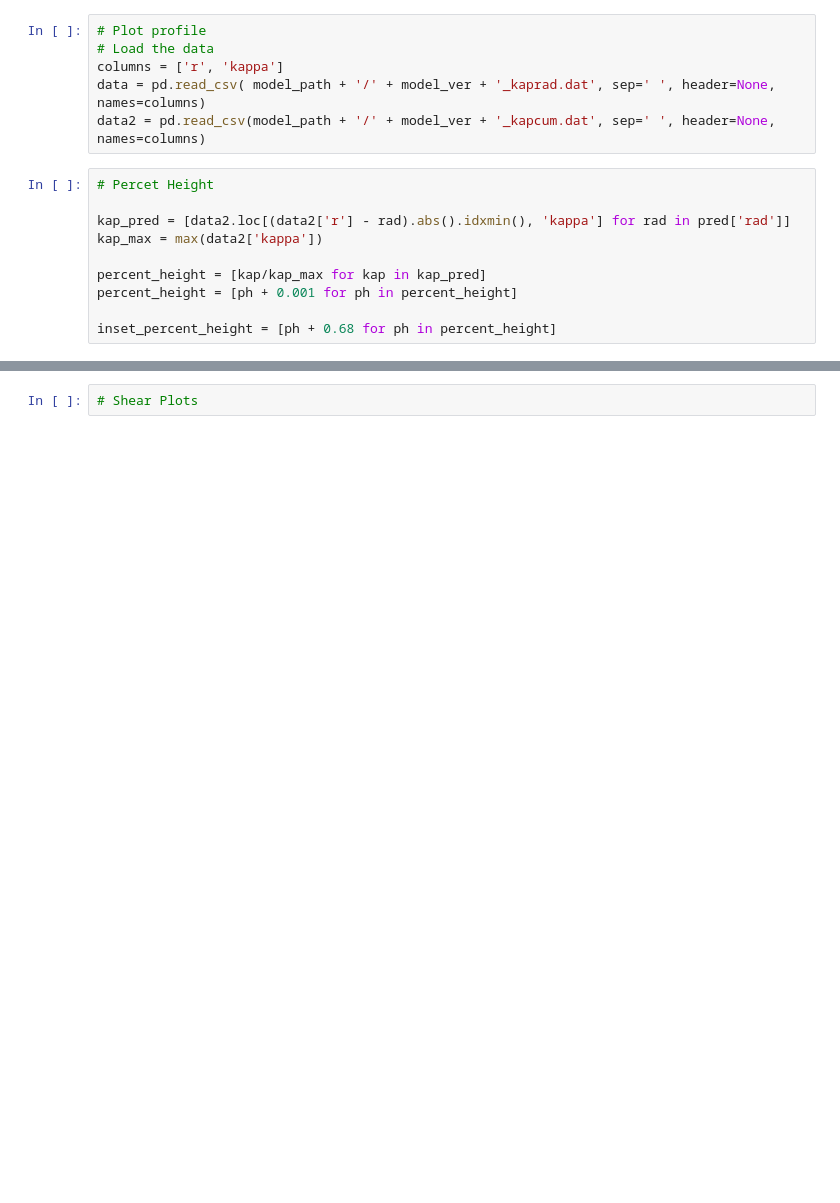
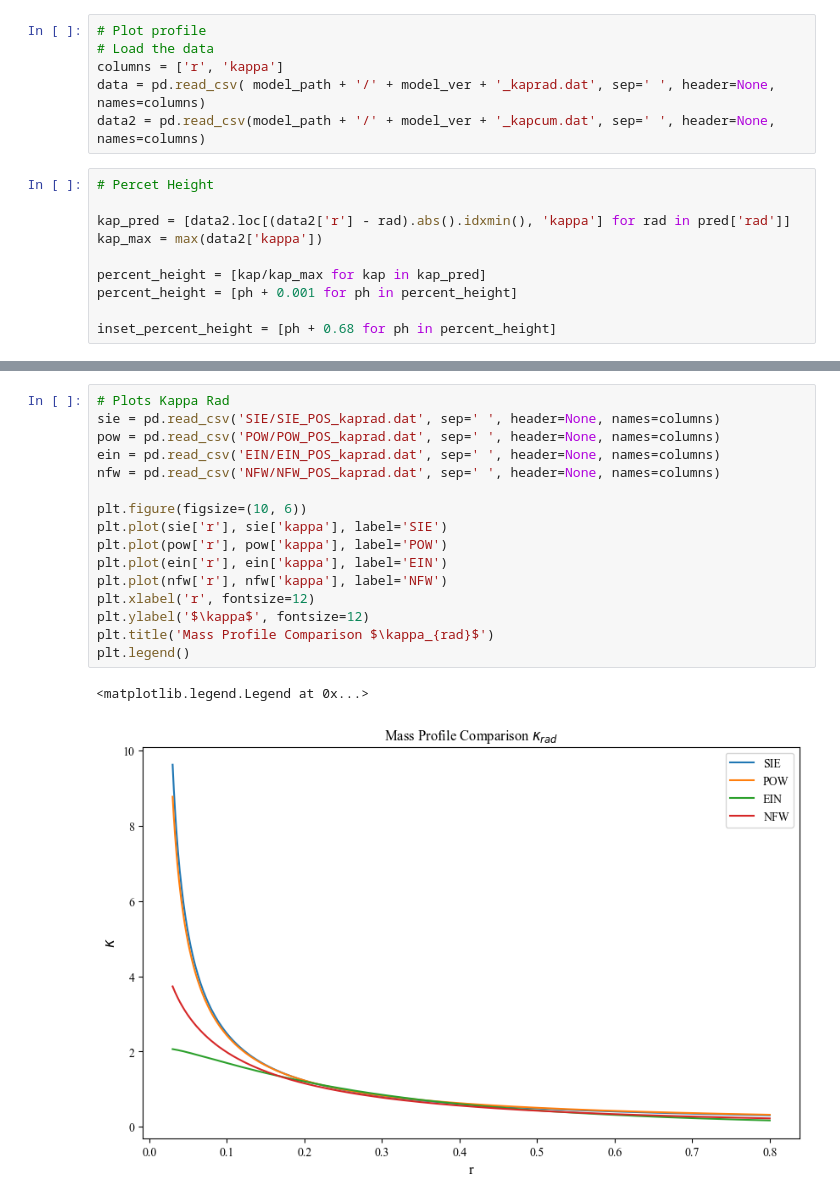
Before and after one commit to romms921/IllustrisTNG-Lens-Modelling, a Jupyter notebook: mass_profile.ipynb, the cells around one changed output, grey strips where cells are left out. Saved outputs shown, nothing was run; the diff lists cells and outputs as text; blank space fills up the shorter version.

Commit message:
added combined plots

```diff
--- a/mass_profile.ipynb
+++ b/mass_profile.ipynb
@@ -219,2 +224,19 @@ plt.show()
-# %%
-# Shear Plots
+# %%
+# Plots Kappa Rad
+sie = pd.read_csv('SIE/SIE_POS_kaprad.dat', sep=' ', header=None, names=columns)
+pow = pd.read_csv('POW/POW_POS_kaprad.dat', sep=' ', header=None, names=columns)
+ein = pd.read_csv('EIN/EIN_POS_kaprad.dat', sep=' ', header=None, names=columns)
+nfw = pd.read_csv('NFW/NFW_POS_kaprad.dat', sep=' ', header=None, names=columns)
+
+plt.figure(figsize=(10, 6))
+plt.plot(sie['r'], sie['kappa'], label='SIE')
+plt.plot(pow['r'], pow['kappa'], label='POW')
+plt.plot(ein['r'], ein['kappa'], label='EIN')
+plt.plot(nfw['r'], nfw['kappa'], label='NFW')
+plt.xlabel('r', fontsize=12)
+plt.ylabel('$\kappa$', fontsize=12)
+plt.title('Mass Profile Comparison $\kappa_{rad}$')
+plt.legend()
+# %% [output]
+<matplotlib.legend.Legend at 0x...>
+[figure, added]
```
Also changed, not shown: parts of 8 cells of this notebook, 1 other file.
